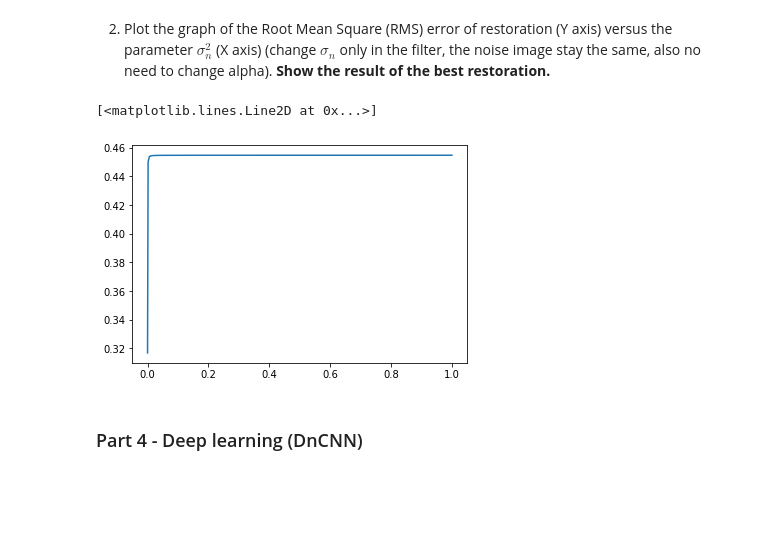
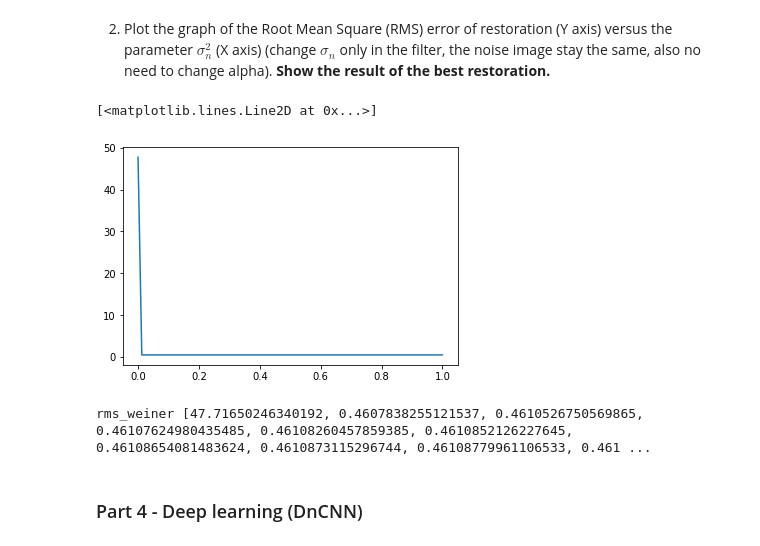
Before and after one commit to nadavschwalb/image_processing, a Jupyter notebook: Lab5.ipynb, the cells around one changed output. Saved outputs shown, nothing was run; the diff lists cells and outputs as text; code cells hidden in the pictures; blank space fills up the shorter version.

```diff
--- a/Lab5.ipynb
+++ b/Lab5.ipynb
@@ -179,0 +175,9 @@ plt.plot(np.power(variances,2),rms)
+# %%
+samples = [0,1,2,3,5,6,8,10,12]
+plot_size = 330
+plt.figure(figsize=(15,10))
+for i,sample in enumerate(samples,1):
+  plt.subplot(plot_size+i)
+  plt.imshow(restored_sigma[sample],cmap = 'gray')
+  plt.title(f'variance of {variances[sample]}')
+plt.show()
@@ -213,14 +219,19 @@ plt.show()
 # %% [markdown]
 2. Plot the graph of the Root Mean Square (RMS) error of restoration (Y axis) versus the parameter $\sigma_n^2$ (X axis) (change $\sigma_n$ only in the filter, the noise image stay the same, also no need to change alpha). __Show the result of the best restoration.__
 # %%
-sigma = np.linspace(0.01,1,30)
+sigma = np.linspace(0.000001,1,num=10)
 weiner_restored = [WienerFilter(noise,filter_blur,sigma=x) for x in sigma]
 rms_wiener = [restoration_rms(img,x) for x in weiner_restored]
+
 # plt.yscale("log")
 plt.plot(np.power(sigma,2),rms_wiener)
 # %% [output]
 [<matplotlib.lines.Line2D at 0x...>]
-[figure, old version]
+[figure, new version]
+# %%
+print(f"rms_weiner {rms_wiener}")
+# %% [output]
+rms_weiner [47.71650246340192, 0.4607838255121537, 0.4610526750569865, 0.46107624980435485, 0.46108260457859385, 0.4610852126227645, 0.46108654081483624, 0.4610873115296744, 0.46108779961106533, 0.461 ...
 # %% [markdown]
 ### Part 4 - Deep learning (DnCNN)
 # %% [markdown]
```
Also changed, not shown: parts of 16 cells of this notebook.
